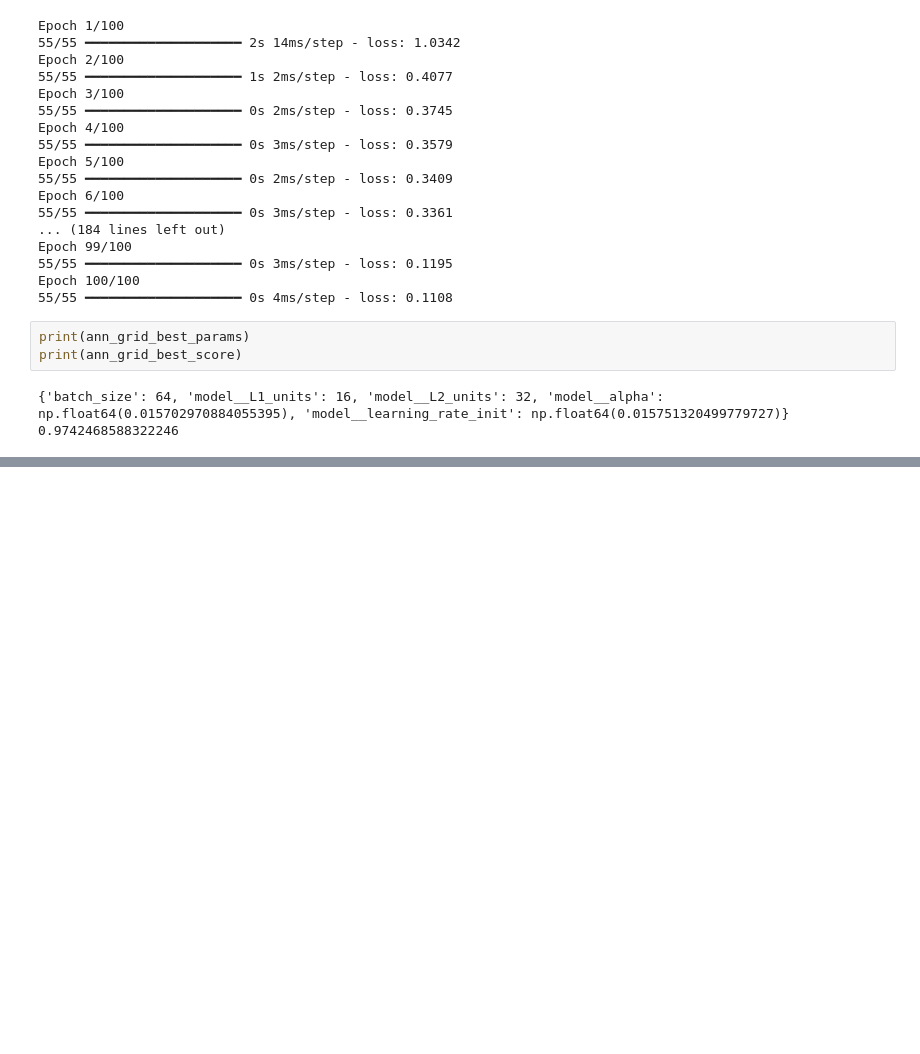
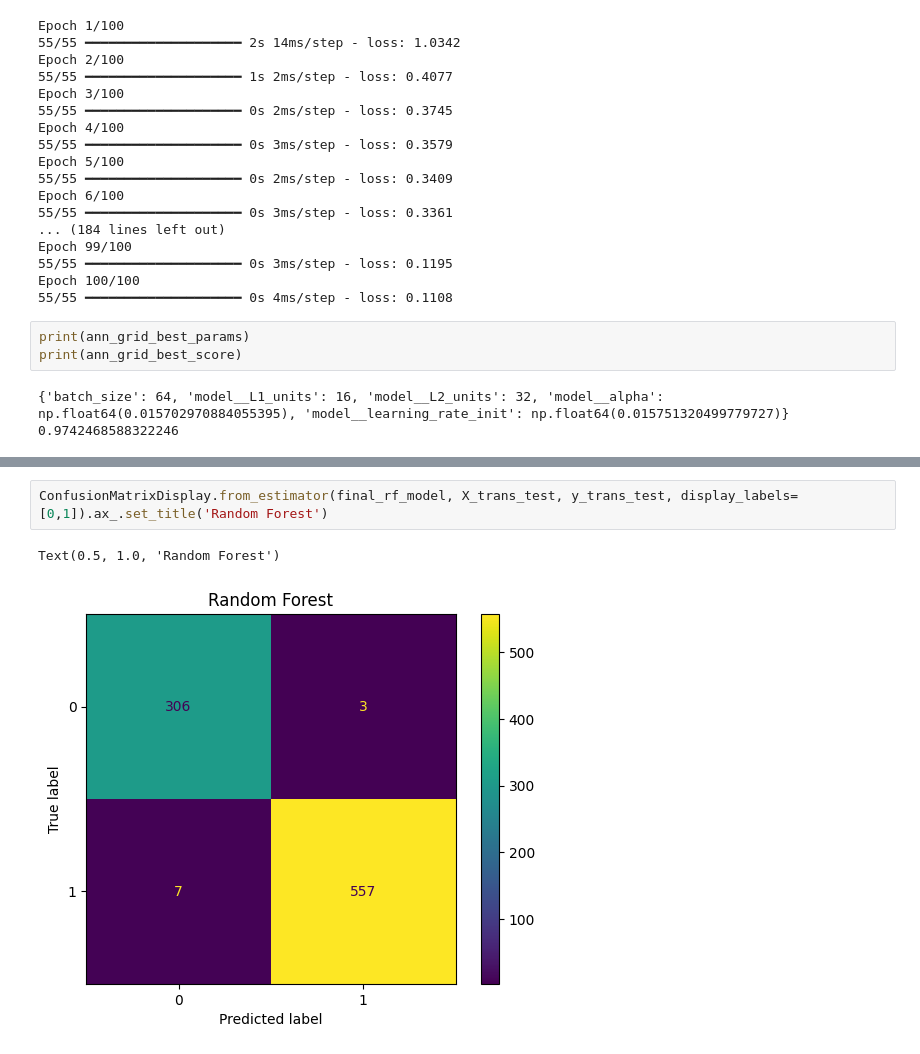
Before and after one commit to Juuphaada/Machine-Learning-Study, a Jupyter notebook: mexico_find_best_dataset&modelsSetting.ipynb, the cells around one changed output, grey strips where cells are left out. Drawn from its saved outputs; the diff is of its cells as text; blank space fills up the shorter version.

```diff
--- a/mexico_find_best_dataset&modelsSetting.ipynb
+++ b/mexico_find_best_dataset&modelsSetting.ipynb
@@ -680,0 +801,5 @@ print(ann_grid_best_score)
+# %%
+ConfusionMatrixDisplay.from_estimator(final_rf_model, X_trans_test, y_trans_test, display_labels=[0,1]).ax_.set_title('Random Forest')
+# %% [output]
+Text(0.5, 1.0, 'Random Forest')
+[figure, added]
```
Also changed, not shown: parts of 17 cells of this notebook.
